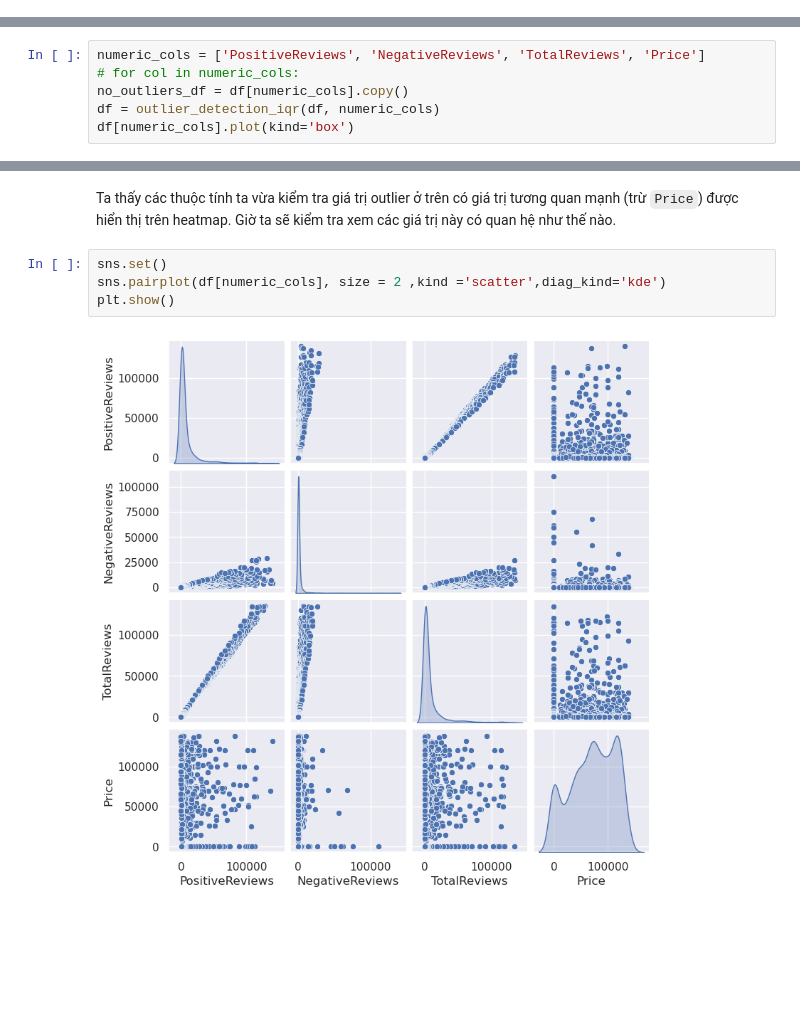
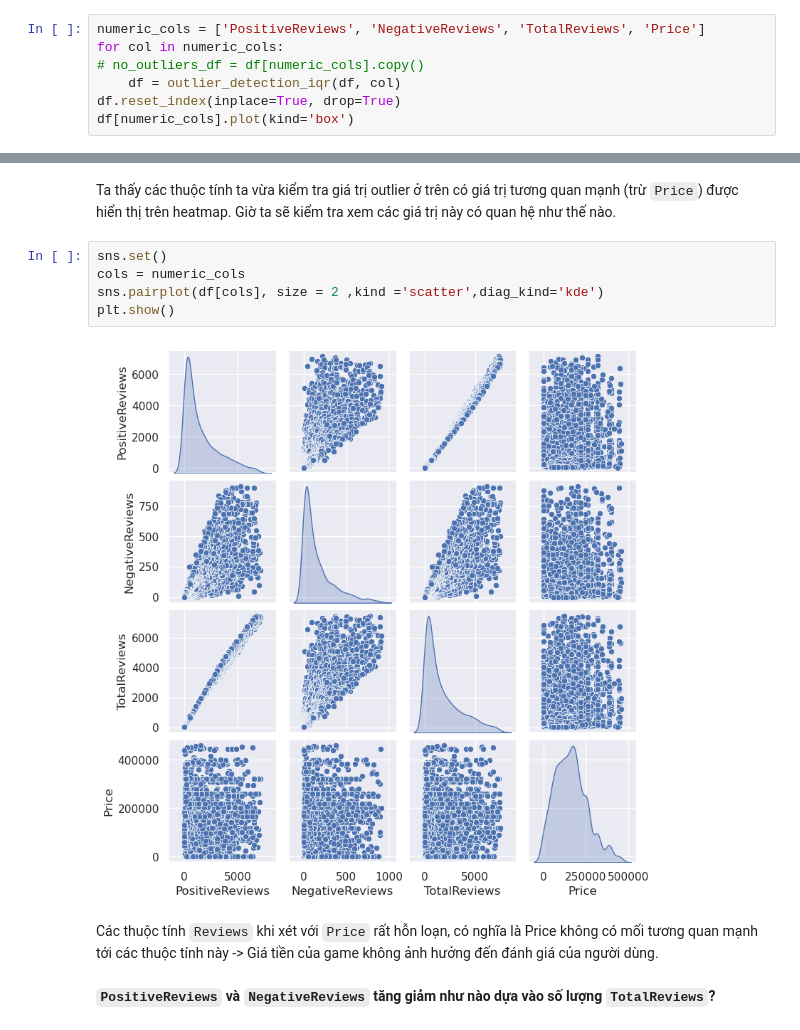
Before and after one commit to cheesepp/steam_game_ratings, a Jupyter notebook: Preprocessing.ipynb, the cells around one changed output, grey strips where cells are left out. Saved outputs shown, nothing was run; the diff lists cells and outputs as text; blank space fills up the shorter version.

```diff
--- a/Preprocessing.ipynb
+++ b/Preprocessing.ipynb
@@ -406,0 +399,7 @@ numeric_df.describe()
+# %%
+numeric_cols = ['PositiveReviews', 'NegativeReviews', 'TotalReviews', 'Price']
+for col in numeric_cols:
+# no_outliers_df = df[numeric_cols].copy()
+    df = outlier_detection_iqr(df, col)
+df.reset_index(inplace=True, drop=True)
+df[numeric_cols].plot(kind='box')
@@ -693,6 +674,0 @@ Xóa các outliers:
-# %%
-numeric_cols = ['PositiveReviews', 'NegativeReviews', 'TotalReviews', 'Price']
-# for col in numeric_cols:
-no_outliers_df = df[numeric_cols].copy()
-df = outlier_detection_iqr(df, numeric_cols)
-df[numeric_cols].plot(kind='box')
@@ -703,7 +676,12 @@ df[numeric_cols].plot(kind='box')
 Ta thấy các thuộc tính ta vừa kiểm tra giá trị outlier ở trên có giá trị tương quan mạnh (trừ `Price`) được hiển thị trên heatmap. Giờ ta sẽ kiểm tra xem các giá trị này có quan hệ như thế nào.
 # %%
 sns.set()
-sns.pairplot(df[numeric_cols], size = 2 ,kind ='scatter',diag_kind='kde')
+cols = numeric_cols
+sns.pairplot(df[cols], size = 2 ,kind ='scatter',diag_kind='kde')
 plt.show()
 # %% [output]
-[figure, old version]
+[figure, new version]
+# %% [markdown]
+Các thuộc tính `Reviews` khi xét với `Price` rất hỗn loạn, có nghĩa là Price không có mối tương quan mạnh tới các thuộc tính này -> Giá tiền của game không ảnh hưởng đến đánh giá của người dùng.
+# %% [markdown]
+**`PositiveReviews` và `NegativeReviews` tăng giảm như nào dựa vào số lượng `TotalReviews`?**
```
Also changed, not shown: parts of 40 cells of this notebook, 1 other file.
